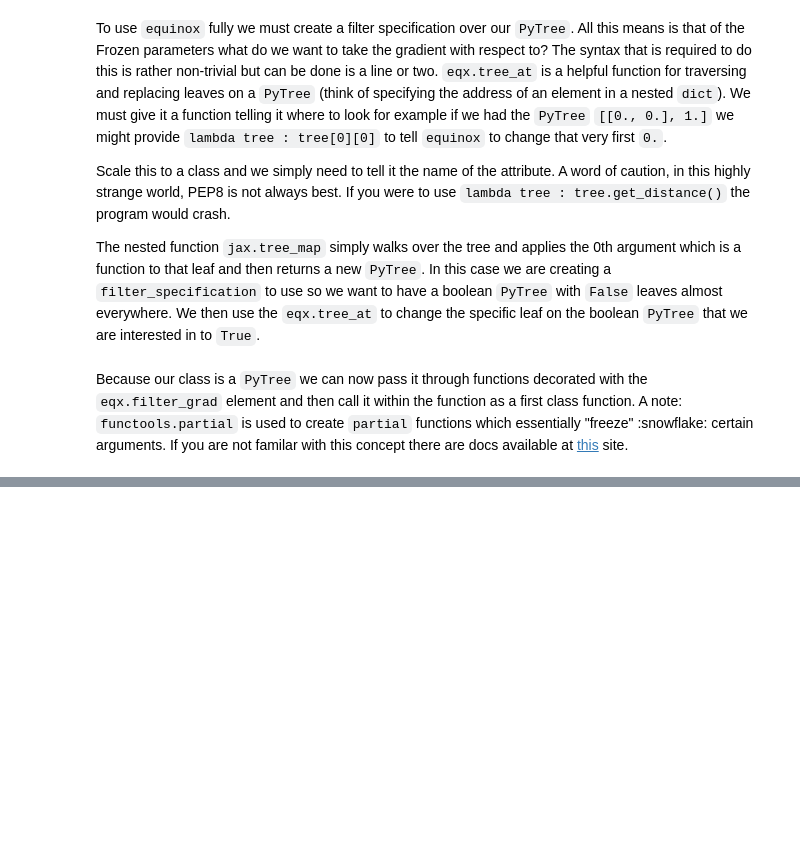
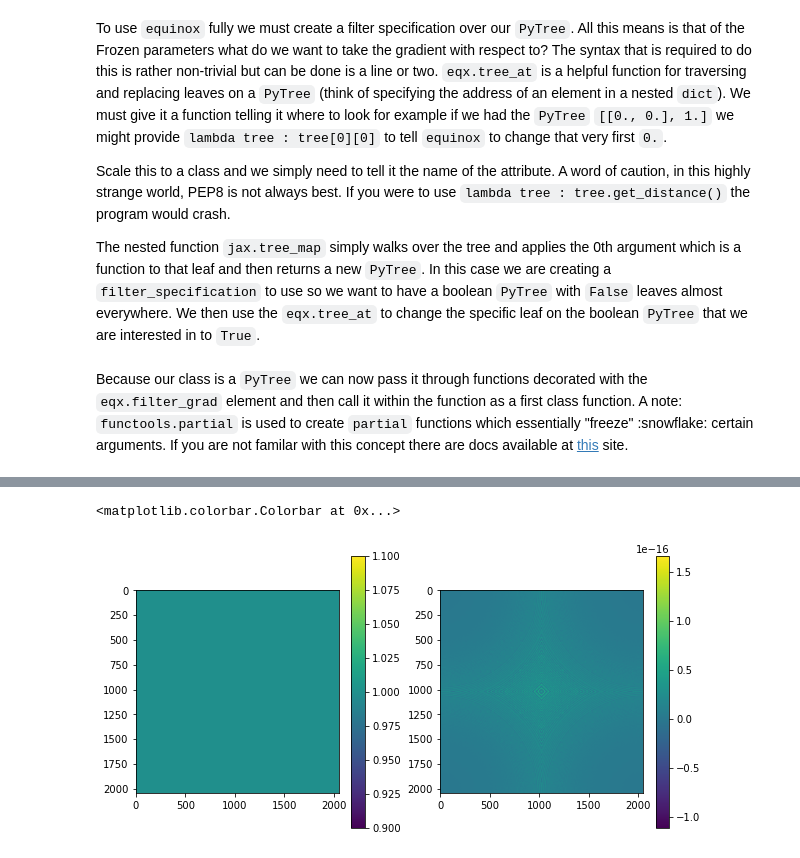
Before and after one commit to anand0xff/dLux, a Jupyter notebook: dLux/dev/FresnelExample.ipynb, the cells around one changed output, grey strips where cells are left out. Drawn from its saved outputs; the diff is of its cells as text; code cells hidden in the pictures; blank space fills up the shorter version.

```diff
--- a/dLux/dev/FresnelExample.ipynb
+++ b/dLux/dev/FresnelExample.ipynb
@@ -266,0 +229,13 @@ pyplot.colorbar()
+# %%
+quad = poppy.fresnel._QuadPhaseShifted(dist_one).get_phasor(wavefront)
+# %%
+pyplot.figure(figsize=(10, 5))
+pyplot.subplot(1, 2, 1)
+pyplot.imshow(np.abs(quad))
+pyplot.colorbar()
+pyplot.subplot(1, 2, 2)
+pyplot.imshow(np.angle(quad) - np.angle(field))
+pyplot.colorbar()
+# %% [output]
+<matplotlib.colorbar.Colorbar at 0x...>
+[figure, added]
```
Also changed, not shown: parts of 56 cells of this notebook, 1 other file.
